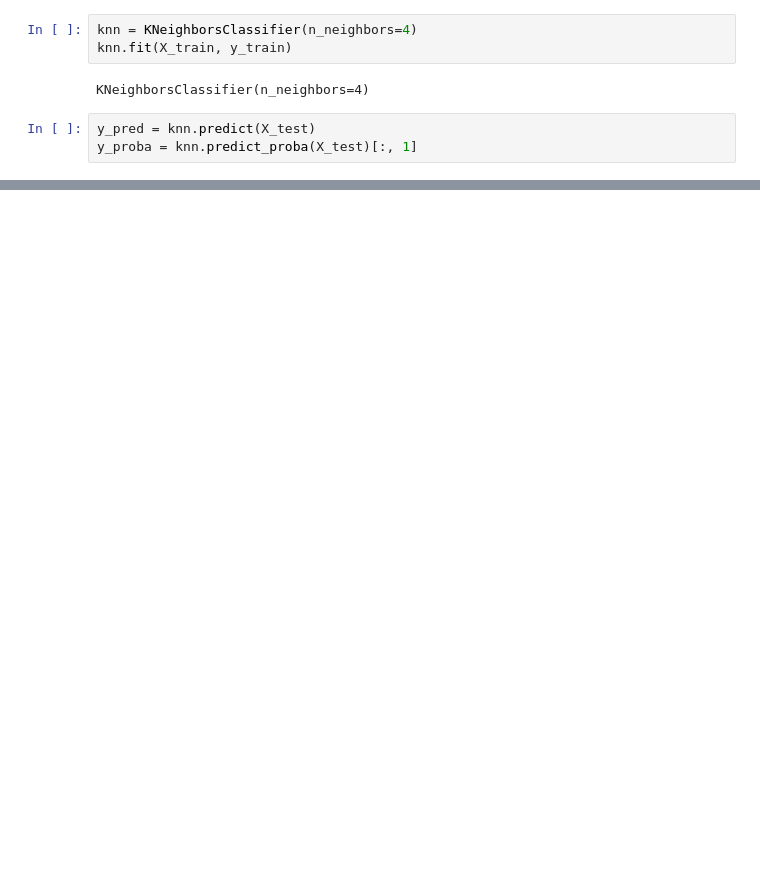
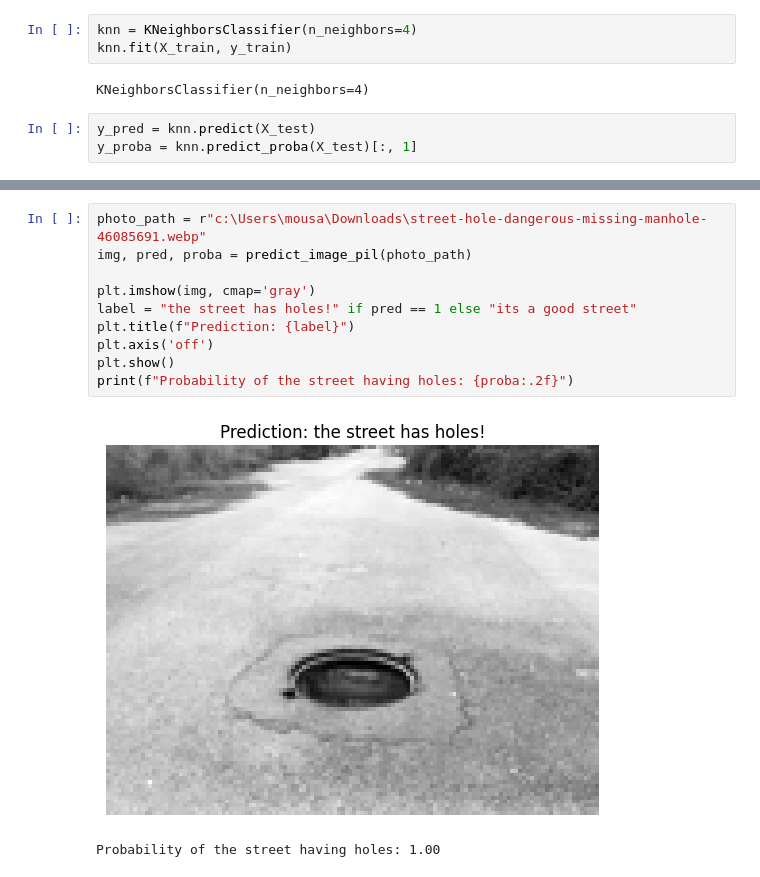
Before and after one commit to MousaAshraf/Street-holes-recognition, a Jupyter notebook: KNN.ipynb, the cells around one changed output, grey strips where cells are left out. Saved outputs shown, nothing was run; the diff lists cells and outputs as text; blank space fills up the shorter version.

```diff
--- a/KNN.ipynb
+++ b/KNN.ipynb
@@ -123,0 +146,13 @@ Model saved to knn_model.pkl
+# %%
+photo_path = r"c:\Users\mousa\Downloads\street-hole-dangerous-missing-manhole-46085691.webp"
+img, pred, proba = predict_image_pil(photo_path)
+
+plt.imshow(img, cmap='gray')
+label = "the street has holes!" if pred == 1 else "its a good street"
+plt.title(f"Prediction: {label}")
+plt.axis('off')
+plt.show()
+print(f"Probability of the street having holes: {proba:.2f}")
+# %% [output]
+[figure, added]
+Probability of the street having holes: 1.00
```
Also changed, not shown: parts of 8 cells of this notebook, 2 other files.
